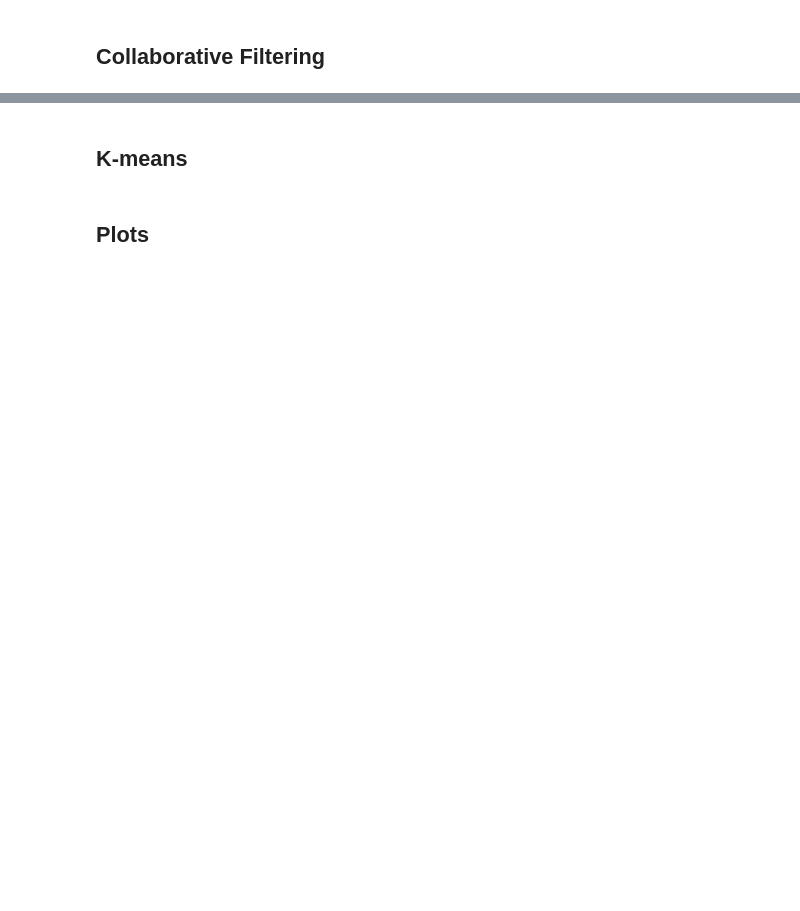
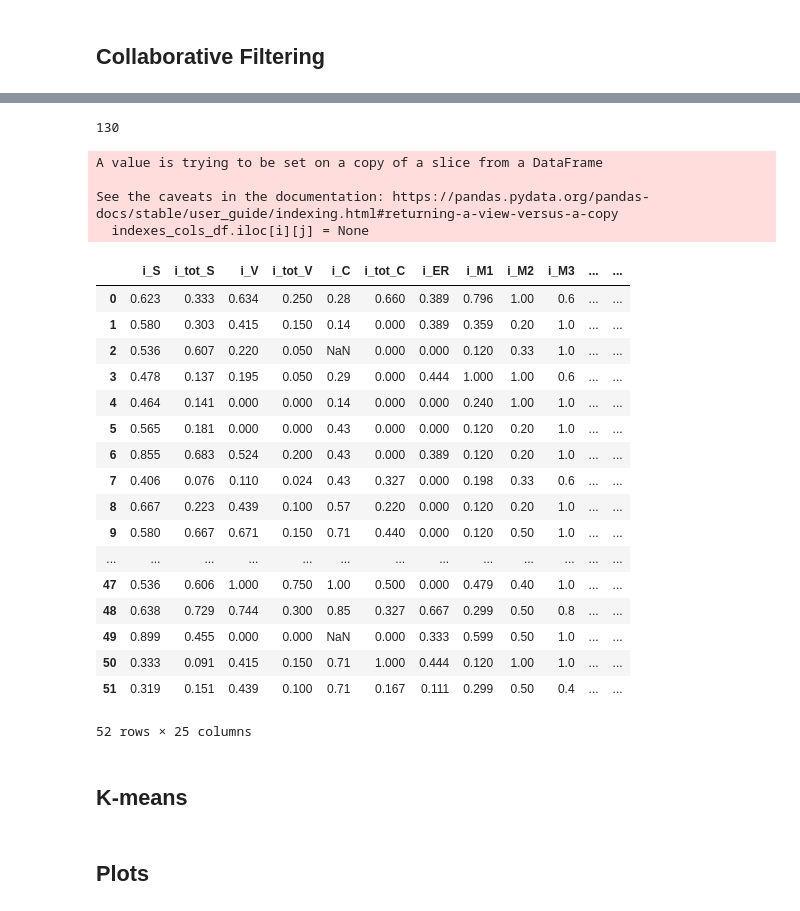
Before and after one commit to pierfrancescomartinello/BigDataProject, a Jupyter notebook: src/test.ipynb, the cells around one changed output, grey strips where cells are left out. Drawn from its saved outputs; the diff is of its cells as text; code cells hidden in the pictures; blank space fills up the shorter version.

Commit message:
Dataframe bucato 	modified:   src/test.ipynb

```diff
--- a/src/test.ipynb
+++ b/src/test.ipynb
@@ -480,3 +520,44 @@ indexes_cols_df
+# %%
+celle_el = []
+c = 1
+while c <= 130:
+    i = random.randint(0,51)
+    j = random.randint(0,24)
+    cel = (i,j)
+    if cel in celle_el:
+        continue
+    else:
+        indexes_cols_df.iloc[i][j] = None
+        celle_el.append(cel)
+        c += 1
+
+indexes_cols_df
+# punctured_df = [None if (j,k) in celle_el else indexes_cols_df[j][k] for k in range(1,26) for j in range(1,53) ]
+# punctured_df
+# %% [output]
+130
+A value is trying to be set on a copy of a slice from a DataFrame
+
+See the caveats in the documentation: https://pandas.pydata.org/pandas-docs/stable/user_guide/indexing.html#returning-a-view-versus-a-copy
+  indexes_cols_df.iloc[i][j] = None
+|  | i_S | i_tot_S | i_V | i_tot_V | i_C | i_tot_C | i_ER | i_M1 | i_M2 | i_M3 | ... | ... |
+| 0 | 0.623 | 0.333 | 0.634 | 0.250 | 0.28 | 0.660 | 0.389 | 0.796 | 1.00 | 0.6 | ... | ... |
+| 1 | 0.580 | 0.303 | 0.415 | 0.150 | 0.14 | 0.000 | 0.389 | 0.359 | 0.20 | 1.0 | ... | ... |
+| 2 | 0.536 | 0.607 | 0.220 | 0.050 | NaN | 0.000 | 0.000 | 0.120 | 0.33 | 1.0 | ... | ... |
+| 3 | 0.478 | 0.137 | 0.195 | 0.050 | 0.29 | 0.000 | 0.444 | 1.000 | 1.00 | 0.6 | ... | ... |
+| 4 | 0.464 | 0.141 | 0.000 | 0.000 | 0.14 | 0.000 | 0.000 | 0.240 | 1.00 | 1.0 | ... | ... |
+| 5 | 0.565 | 0.181 | 0.000 | 0.000 | 0.43 | 0.000 | 0.000 | 0.120 | 0.20 | 1.0 | ... | ... |
+| 6 | 0.855 | 0.683 | 0.524 | 0.200 | 0.43 | 0.000 | 0.389 | 0.120 | 0.20 | 1.0 | ... | ... |
+| 7 | 0.406 | 0.076 | 0.110 | 0.024 | 0.43 | 0.327 | 0.000 | 0.198 | 0.33 | 0.6 | ... | ... |
+| 8 | 0.667 | 0.223 | 0.439 | 0.100 | 0.57 | 0.220 | 0.000 | 0.120 | 0.20 | 1.0 | ... | ... |
+| 9 | 0.580 | 0.667 | 0.671 | 0.150 | 0.71 | 0.440 | 0.000 | 0.120 | 0.50 | 1.0 | ... | ... |
+| ... | ... | ... | ... | ... | ... | ... | ... | ... | ... | ... | ... | ... |
+| 47 | 0.536 | 0.606 | 1.000 | 0.750 | 1.00 | 0.500 | 0.000 | 0.479 | 0.40 | 1.0 | ... | ... |
+| 48 | 0.638 | 0.729 | 0.744 | 0.300 | 0.85 | 0.327 | 0.667 | 0.299 | 0.50 | 0.8 | ... | ... |
+| 49 | 0.899 | 0.455 | 0.000 | 0.000 | NaN | 0.000 | 0.333 | 0.599 | 0.50 | 1.0 | ... | ... |
+| 50 | 0.333 | 0.091 | 0.415 | 0.150 | 0.71 | 1.000 | 0.444 | 0.120 | 1.00 | 1.0 | ... | ... |
+| 51 | 0.319 | 0.151 | 0.439 | 0.100 | 0.71 | 0.167 | 0.111 | 0.299 | 0.50 | 0.4 | ... | ... |
+52 rows × 25 columns
 # %%
 for i in range(1,130):
     i = random.randint(0,24)
```
Also changed, not shown: parts of 6 cells of this notebook.
